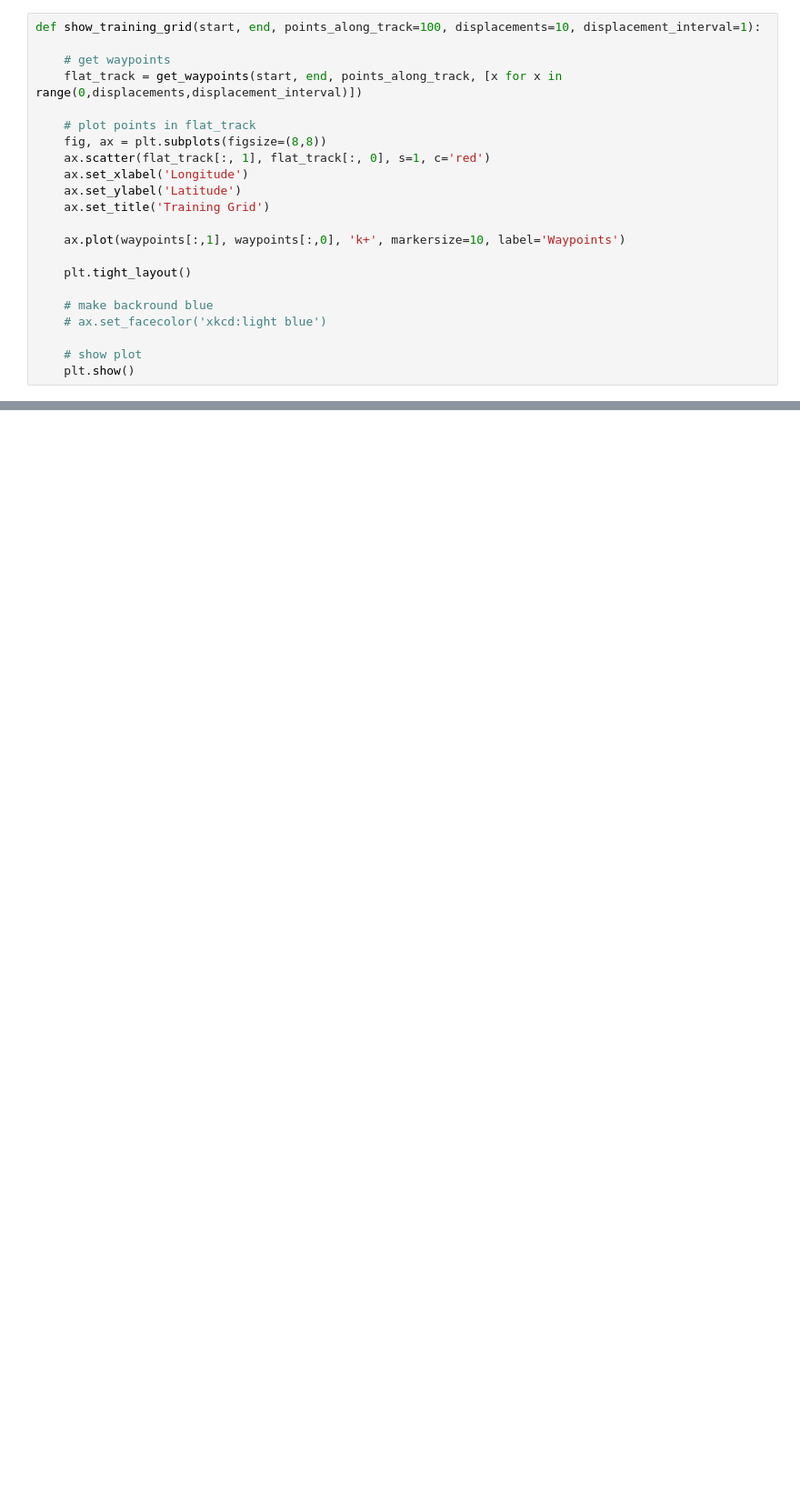
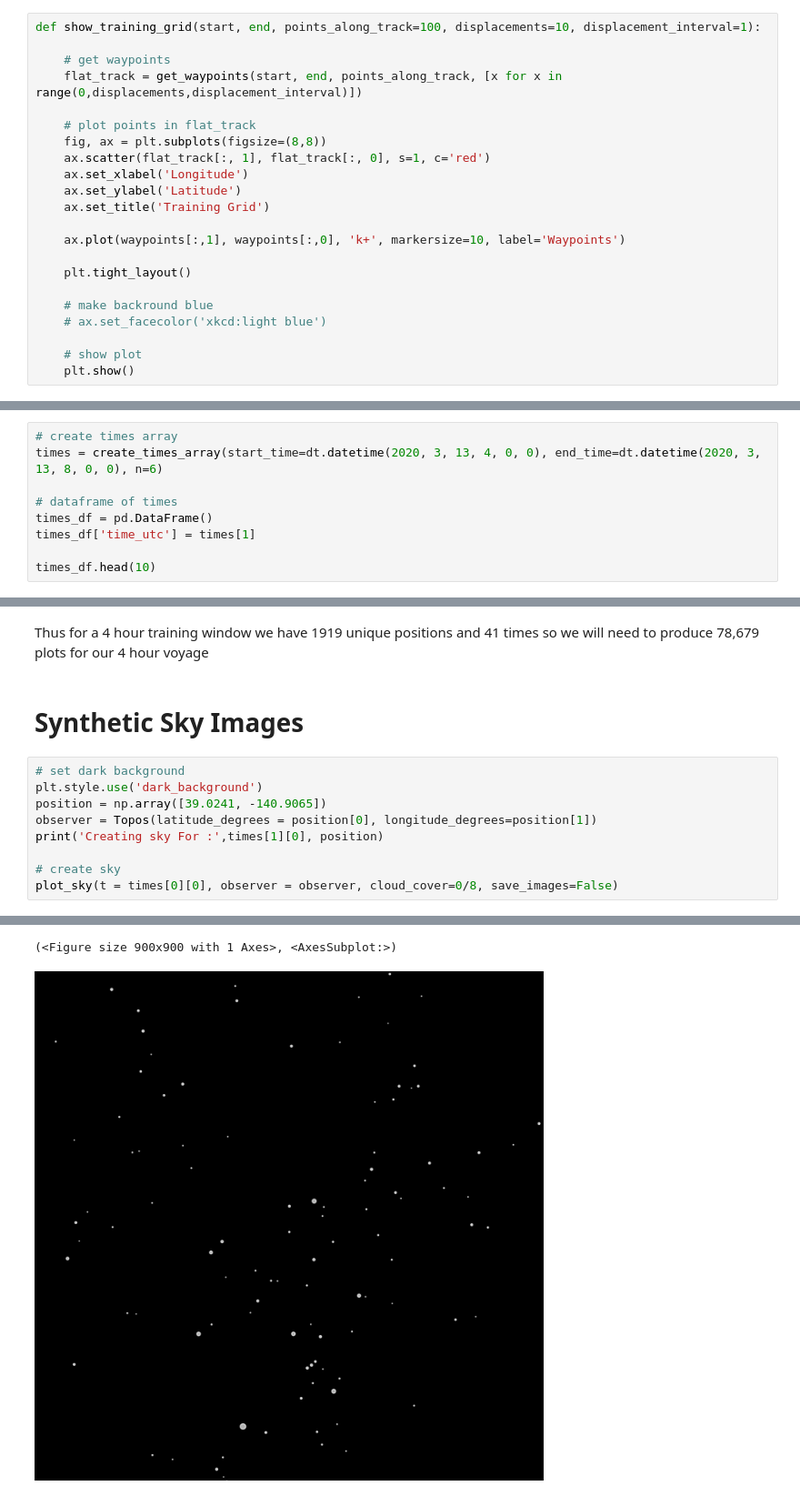
Before and after one commit to AlexSpradling/Deep-Learning-Celestial-Navigation, a Jupyter notebook: code/eda_notebook.ipynb, the cells around one changed output, grey strips where cells are left out. Shown at 91% size. Saved outputs shown, nothing was run; the diff lists cells and outputs as text; blank space fills up the shorter version.

```diff
--- a/code/eda_notebook.ipynb
+++ b/code/eda_notebook.ipynb
@@ -72,0 +183,9 @@ Number of unique waypoints:  1919
+# %%
+# create times array
+times = create_times_array(start_time=dt.datetime(2020, 3, 13, 4, 0, 0), end_time=dt.datetime(2020, 3, 13, 8, 0, 0), n=6)
+
+# dataframe of times
+times_df = pd.DataFrame()
+times_df['time_utc'] = times[1]
+
+times_df.head(10)
@@ -72,0 +204,14 @@ Number of unique waypoints:  1919
+# %% [markdown]
+Thus for a 4 hour training window we have 1919 unique positions and 41 times so we will need to produce 78,679 plots for our 4 hour voyage
+# %% [markdown]
+# Synthetic Sky Images
+# %%
+# set dark background
+plt.style.use('dark_background')
+position = np.array([39.0241, -140.9065])
+observer = Topos(latitude_degrees = position[0], longitude_degrees=position[1])
+print('Creating sky For :',times[1][0], position)
+
+# create sky
+plot_sky(t = times[0][0], observer = observer, cloud_cover=0/8, save_images=False)
+# %% [output]
@@ -72,0 +219,2 @@ Number of unique waypoints:  1919
+(<Figure size 900x900 with 1 Axes>, <AxesSubplot:>)
+[figure, added]
```
Also changed, not shown: parts of 18 cells of this notebook.
